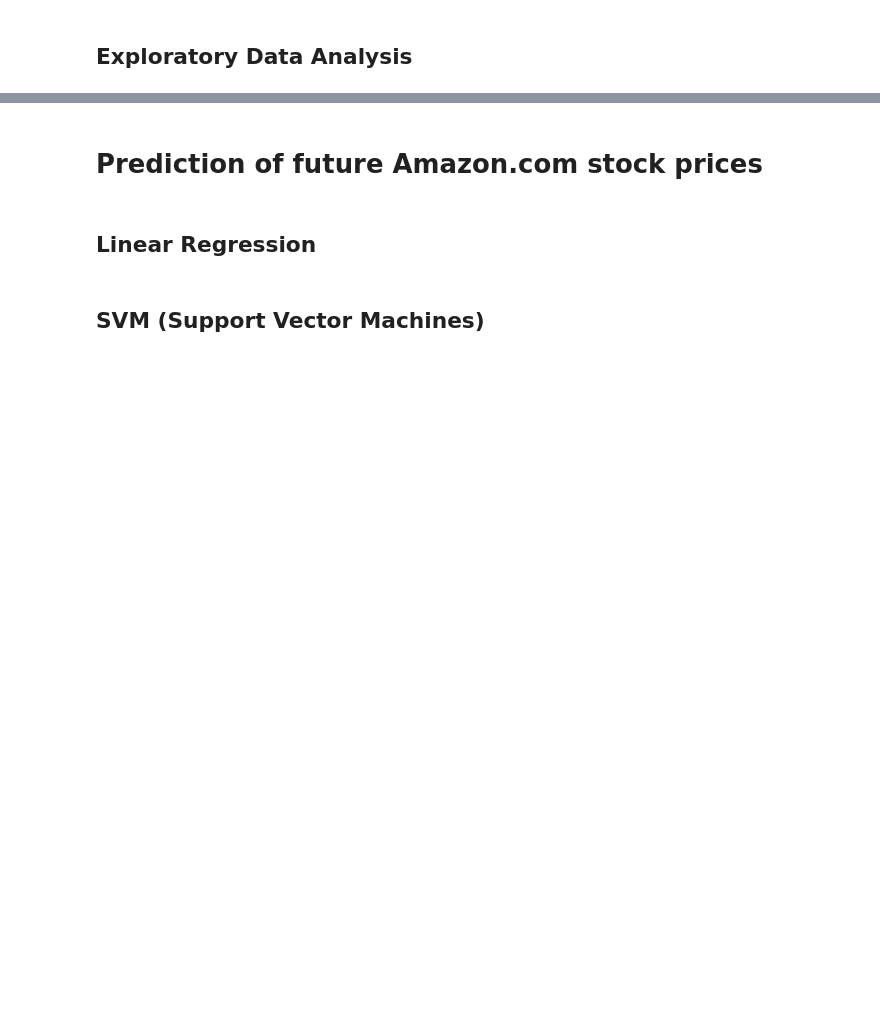
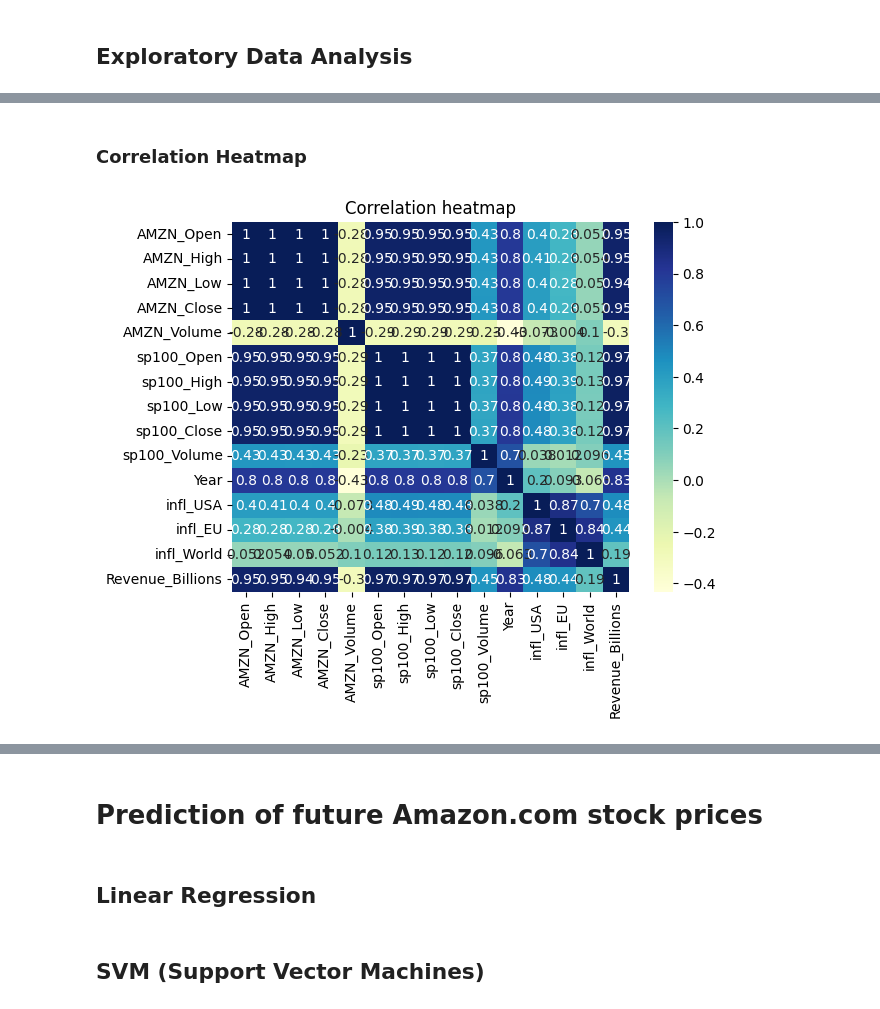
Before and after one commit to Galicheck/MJNWM-Project, a Jupyter notebook: Project_AMZN_prediction.ipynb, the cells around one changed output, grey strips where cells are left out. Cells and saved outputs as stored; diff of their text form; code cells hidden in the pictures; blank space fills up the shorter version.

```diff
--- a/Project_AMZN_prediction.ipynb
+++ b/Project_AMZN_prediction.ipynb
@@ -51,0 +190,13 @@ The dataset contains the following 16 columns:
+# %% [markdown]
+### Correlation Heatmap
+# %%
+# plotting correlation heatmap
+dataplot = sns.heatmap(data.corr(numeric_only=True), cmap="YlGnBu", annot=True)
+plt.title('Correlation heatmap')
+plt.show()
+# nic na tym nie widać
+# można spróbować pogrupować to jakoś:
+# wszystkie amzn mają ze sobą korelację 1
+# to samo sp100
+# %% [output]
+[figure, added]
```
Also changed, not shown: parts of 14 cells of this notebook.
